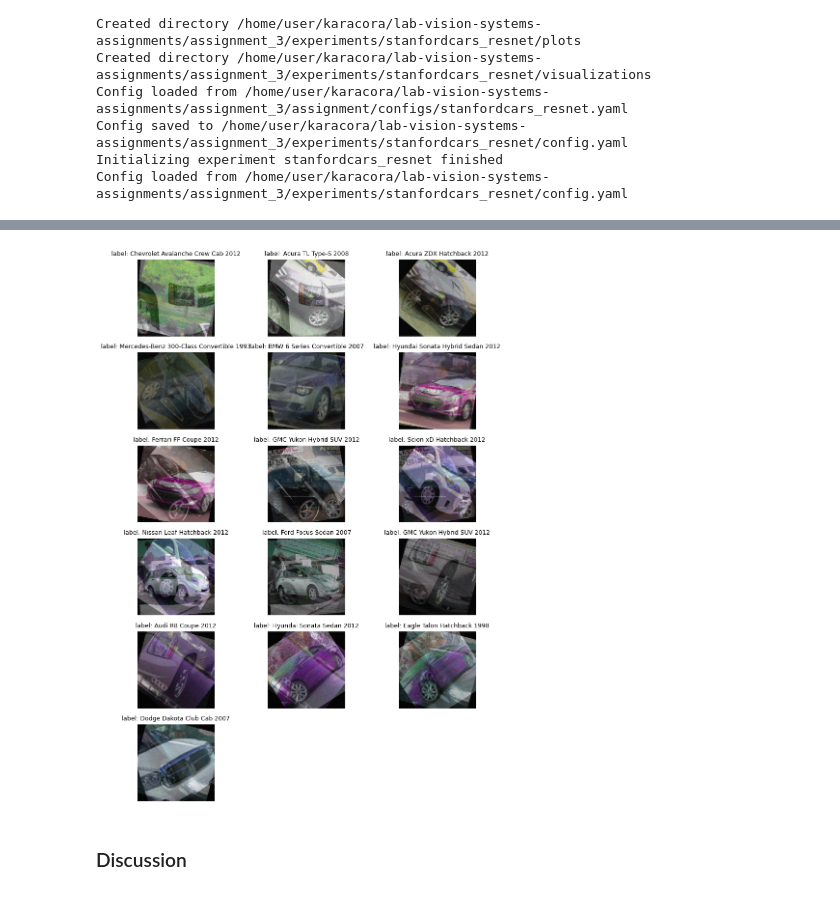
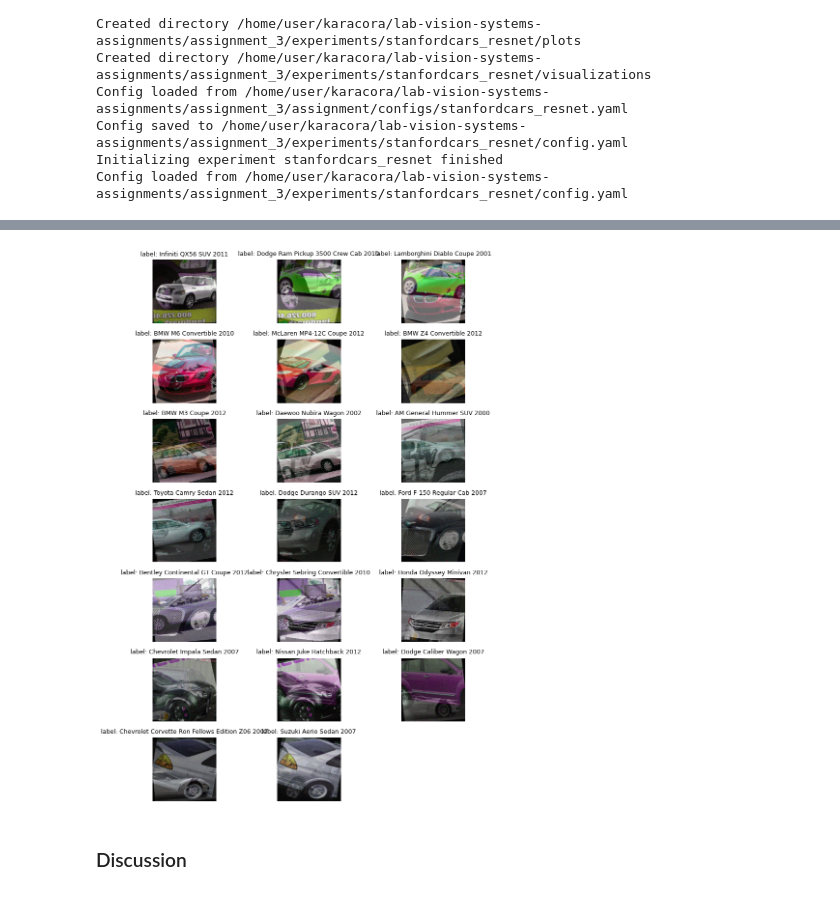
Before and after one commit to bertan-karacora/lab-vision-systems-assignments, a Jupyter notebook: assignment_3/assignment_3.ipynb, the cells around one changed output, grey strips where cells are left out. Cells and saved outputs as stored; diff of their text form; code cells hidden in the pictures.

```diff
--- a/assignment_3/assignment_3.ipynb
+++ b/assignment_3/assignment_3.ipynb
@@ -122,10 +134,10 @@ Config loaded from /home/user/karacora/lab-vision-systems-assignments/assignment
 # %%
 dataset_train, dataloader_train = utils_data.create_dataset_and_dataloader(split="train")
-images, labels = utils_data.sample(dataloader_train, num_samples=16, unnormalize=True)
+images, labels = utils_data.sample(dataloader_train, num_samples=20, unnormalize=True)
 
 visualize.visualize_images(images, labels=dataset_train.labelset[labels.argmax(axis=1)])
 # %% [output]
-[figure, old version]
+[figure, new version]
 # %% [markdown]
 ### Discussion
 <a id="data_augmentation_discussion"></a>
```
Also changed, not shown: parts of 30 cells of this notebook, 29 other files.
